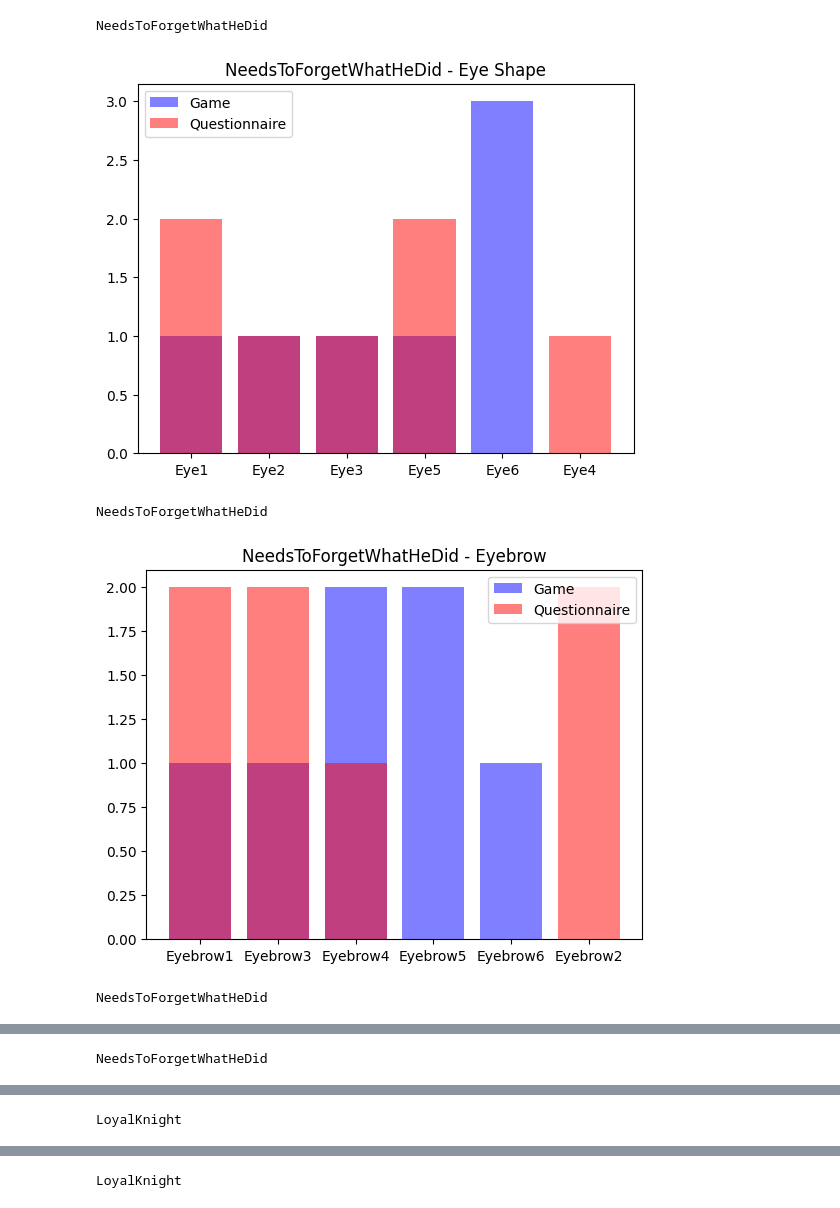
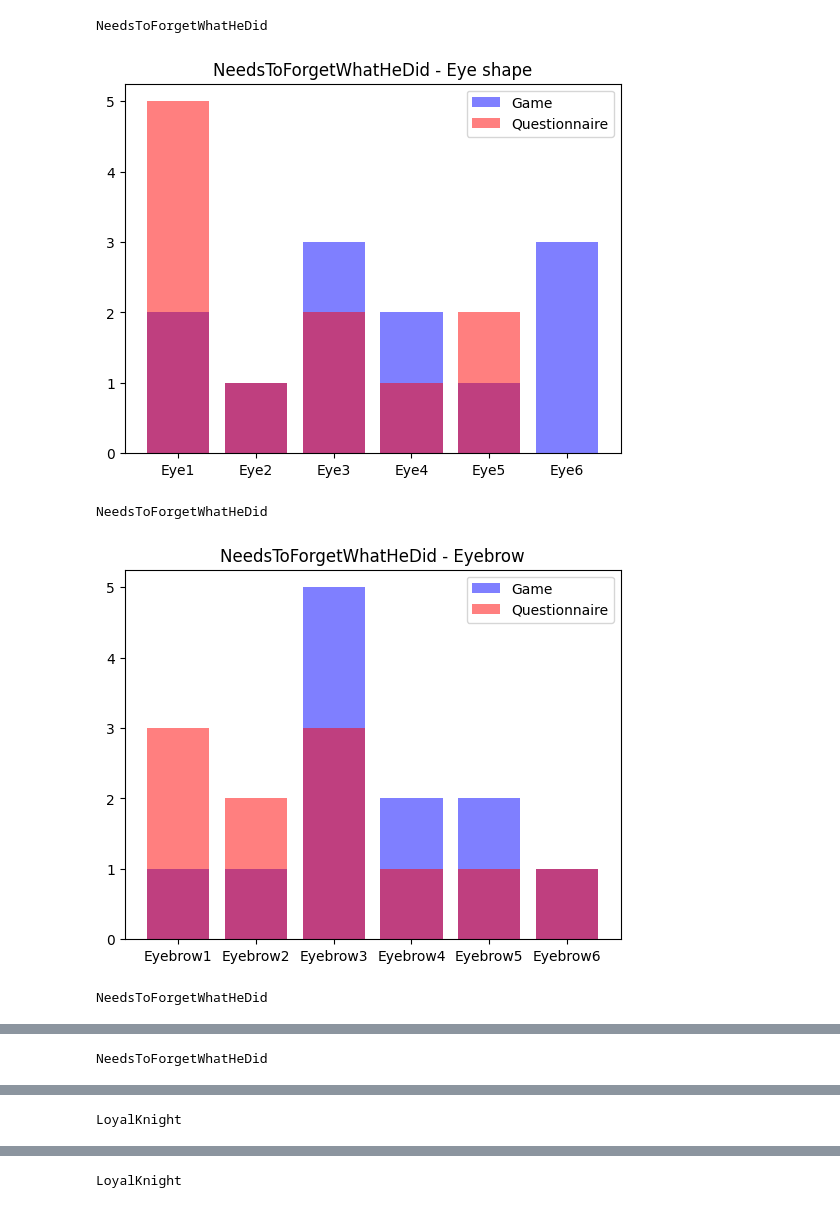
Before and after one commit to MarkusSecundus/Gamestudies-Experiment, a Jupyter notebook: analysis/process_logs.ipynb, the cells around one changed output, grey strips where cells are left out. Saved outputs shown, nothing was run; the diff lists cells and outputs as text; code cells hidden in the pictures.

```diff
--- a/analysis/process_logs.ipynb
+++ b/analysis/process_logs.ipynb
@@ -134,6 +134,9 @@ def get_counts(data: list):
 	existing_data = list(ret.keys())
 	existing_data.sort()
 	return (existing_data, [ret[e] for e in existing_data])
+
+def get_pretty_name(raw:str)->str:
+	return raw.replace("_", " ").capitalize()
 # %%
 questionnaire_raw = load_main_questionnaire()
 gamelogs_raw = load_logs()
@@ -148,26 +153,26 @@ QUESTIONS_COUNT = len(data[0].game)
 # %%
 for idx in range(QUESTIONS_COUNT - 1):
-	game = get_answers_to_question(gamelogs, idx)
-	ques = get_answers_to_question(questionnaire, idx)
+	game = get_answers_to_question(gamelogs_raw, idx)
+	ques = get_answers_to_question(questionnaire_raw, idx)
 
-	def plot_counts(human_readable, part):
+	def plot_counts(part):
 		prompt = game[0].prompt
 		print(game[0].prompt)
-		plt.title(prompt + " - " + human_readable)
+		plt.title(prompt + " - " + get_pretty_name(part))
 		plt.bar(*get_counts(get_fields(game, part)), color="#0000ff", alpha=0.5)
 		plt.bar(*get_counts(get_fields(ques, part)), color="#ff0000", alpha=0.5)
 		plt.legend(["Game", "Questionnaire"])
 		#ax = plt.figure().gca()
 		#ax.yaxis.set_major_locator(MaxNLocator(integer=True))
 		plt.show()
 
-	plot_counts("Eye Shape", "eye_shape")
-	plot_counts("Eyebrow", "eyebrow")
-	plot_counts("Iris", "iris")
-	plot_counts("Pupil", "pupil")
+	plot_counts("eye_shape")
+	plot_counts("eyebrow")
+	plot_counts("iris")
+	plot_counts("pupil")
 # %% [output]
 NeedsToForgetWhatHeDid
-[figure, old version]
+[figure, new version]
 NeedsToForgetWhatHeDid
-[figure, old version]
+[figure, new version]
 NeedsToForgetWhatHeDid
```
Also changed, not shown: parts of 7 cells of this notebook.
